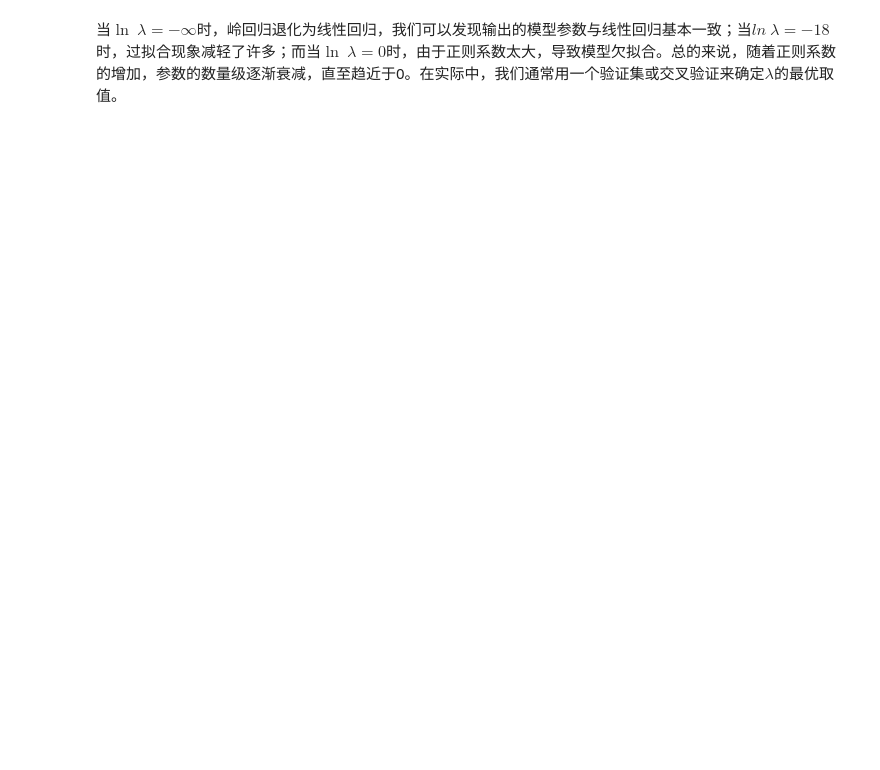
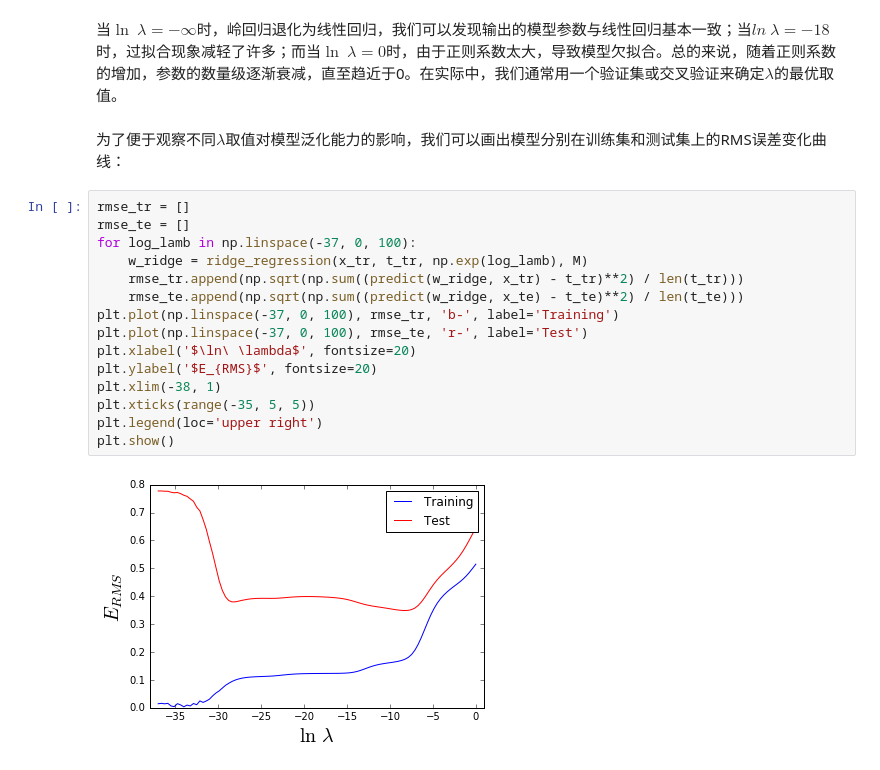
Before and after one commit to hschen0712/machine-learning-notes, a Jupyter notebook: PRML/Chap1-Introduction/1.1-polynomial-curve-fitting.ipynb, the cells around one changed output. Saved outputs shown, nothing was run; the diff lists cells and outputs as text; blank space fills up the shorter version.

```diff
--- a/PRML/Chap1-Introduction/1.1-polynomial-curve-fitting.ipynb
+++ b/PRML/Chap1-Introduction/1.1-polynomial-curve-fitting.ipynb
@@ -201,2 +200,21 @@ w_0=0.23, w_1=-0.40, w_2=-0.44, w_3=-0.30, w_4=-0.15, w_5=-0.02, w_6=0.08, w_7=0
 # %% [markdown]
 当$\ln\ \lambda=-\infty$时，岭回归退化为线性回归，我们可以发现输出的模型参数与线性回归基本一致；当$ln\ \lambda = -18$时，过拟合现象减轻了许多；而当$\ln \ \lambda=0$时，由于正则系数太大，导致模型欠拟合。总的来说，随着正则系数的增加，参数的数量级逐渐衰减，直至趋近于0。在实际中，我们通常用一个验证集或交叉验证来确定$\lambda$的最优取值。
+# %% [markdown]
+为了便于观察不同$\lambda$取值对模型泛化能力的影响，我们可以画出模型分别在训练集和测试集上的RMS误差变化曲线：
+# %%
+rmse_tr = []
+rmse_te = []
+for log_lamb in np.linspace(-37, 0, 100):
+    w_ridge = ridge_regression(x_tr, t_tr, np.exp(log_lamb), M)
+    rmse_tr.append(np.sqrt(np.sum((predict(w_ridge, x_tr) - t_tr)**2) / len(t_tr)))
+    rmse_te.append(np.sqrt(np.sum((predict(w_ridge, x_te) - t_te)**2) / len(t_te)))
+plt.plot(np.linspace(-37, 0, 100), rmse_tr, 'b-', label='Training')
+plt.plot(np.linspace(-37, 0, 100), rmse_te, 'r-', label='Test')
+plt.xlabel('$\ln\ \lambda$', fontsize=20)
+plt.ylabel('$E_{RMS}$', fontsize=20)
+plt.xlim(-38, 1)
+plt.xticks(range(-35, 5, 5))
+plt.legend(loc='upper right')
+plt.show()
+# %% [output]
+[figure, added]
```
Also changed, not shown: parts of 7 cells of this notebook, 5 other files.
